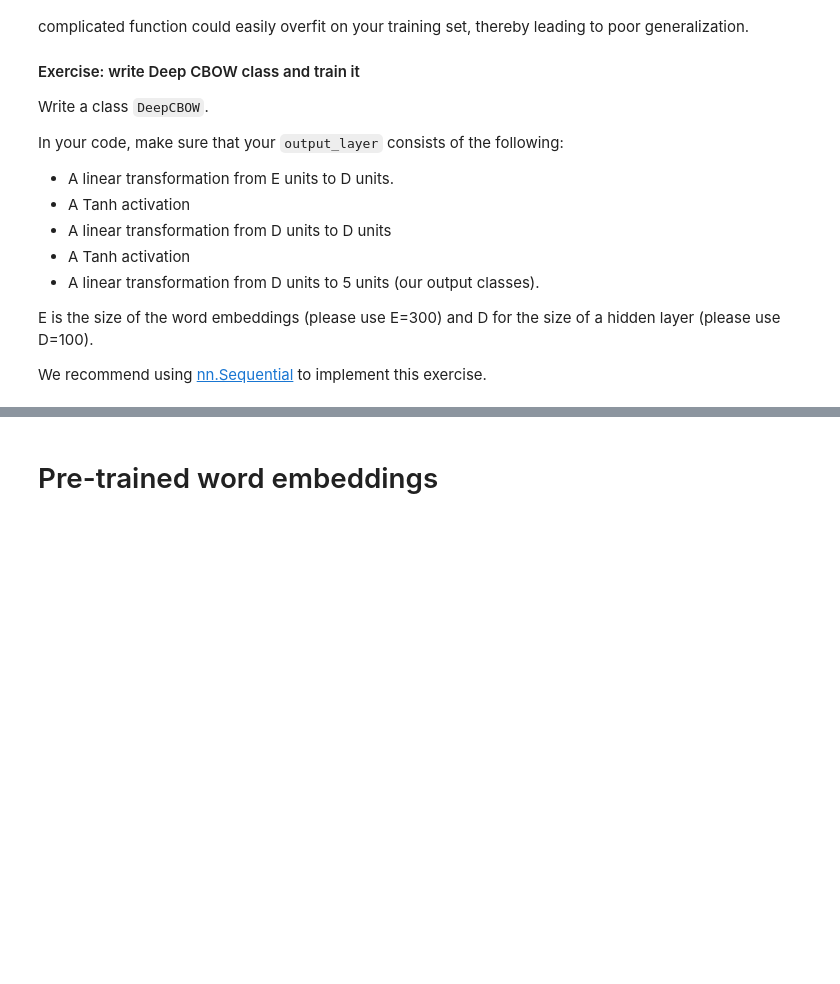
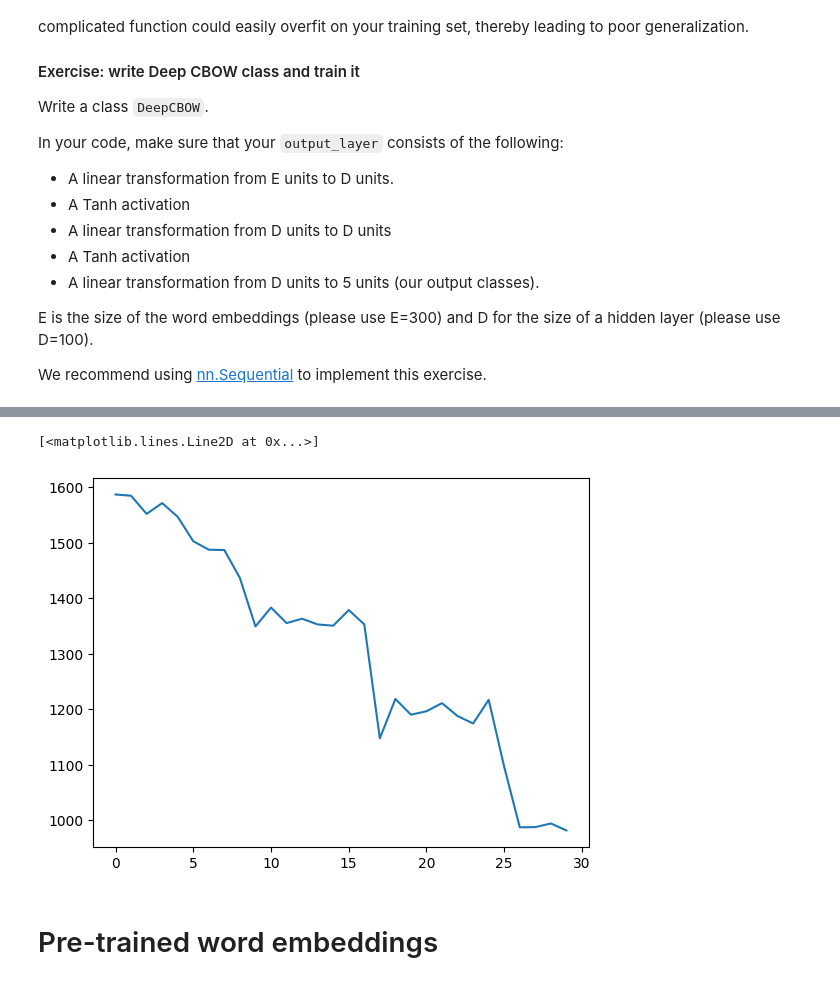
Before and after one commit to Lucyferko/NLP, a Jupyter notebook: NLP1_2024_Practical_2_(student_version).ipynb, the cells around one changed output, grey strips where cells are left out. Drawn from its saved outputs; the diff is of its cells as text; code cells hidden in the pictures; blank space fills up the shorter version.

```diff
--- a/NLP1_2024_Practical_2_(student_version).ipynb
+++ b/NLP1_2024_Practical_2_(student_version).ipynb
@@ -847,6 +888,9 @@ KeyboardInterrupt:
 # %%
 # This will plot the training loss over time.
-#plt.plot(dcbow_losses)
+plt.plot(dcbow_losses)
+# %% [output]
+[<matplotlib.lines.Line2D at 0x...>]
+[figure, added]
 # %% [markdown]
 # Pre-trained word embeddings
 # %% [markdown]
```
Also changed, not shown: parts of 32 cells of this notebook.
